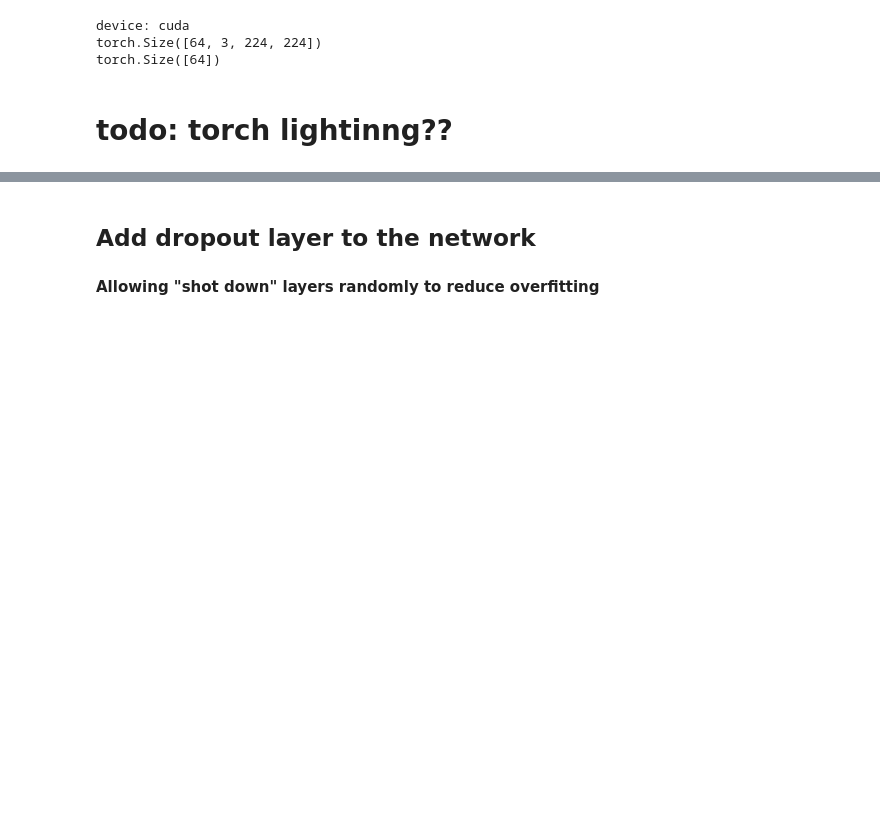
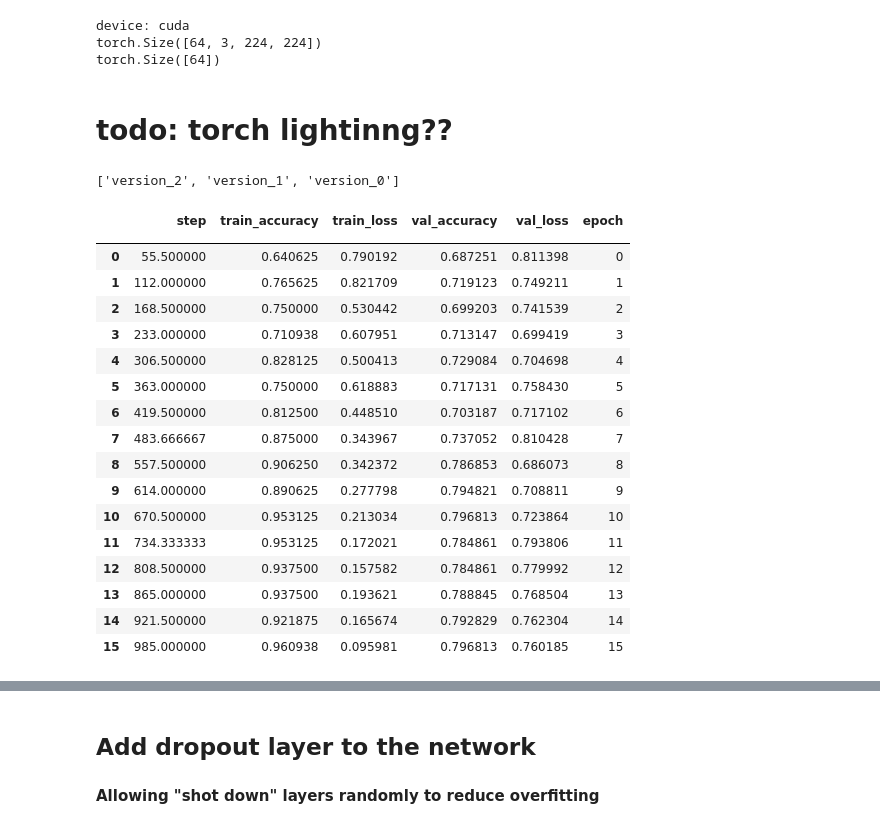
Before and after one commit to TairCohen/Computer-Vision-Project, a Jupyter notebook: skin-disease-classification.ipynb, the cells around one changed output, grey strips where cells are left out. Cells and saved outputs as stored; diff of their text form; code cells hidden in the pictures; blank space fills up the shorter version.

```diff
--- a/skin-disease-classification.ipynb
+++ b/skin-disease-classification.ipynb
@@ -222,0 +296,33 @@ torch.Size([64])
+# %%
+ os.listdir("/kaggle/working/logs/csv_logs/")
+# %% [output]
+['version_2', 'version_1', 'version_0']
+# %%
+import pandas as pd
+log_path = "logs/csv_logs/version_2/metrics.csv"
+
+log = pd.read_csv(log_path, sep=',')
+log = log.groupby('epoch').mean()  # merge the train and valid rows
+log['epoch'] = log.index  # because "Epoch" gets turned into the index
+log.index.name = ''  # to remove the name "Epoch" from the index
+df=log
+df
+# %% [output]
+|  | step | train_accuracy | train_loss | val_accuracy | val_loss | epoch |
+|  |  |  |  |  |  |  |
+| 0 | 55.500000 | 0.640625 | 0.790192 | 0.687251 | 0.811398 | 0 |
+| 1 | 112.000000 | 0.765625 | 0.821709 | 0.719123 | 0.749211 | 1 |
+| 2 | 168.500000 | 0.750000 | 0.530442 | 0.699203 | 0.741539 | 2 |
+| 3 | 233.000000 | 0.710938 | 0.607951 | 0.713147 | 0.699419 | 3 |
+| 4 | 306.500000 | 0.828125 | 0.500413 | 0.729084 | 0.704698 | 4 |
+| 5 | 363.000000 | 0.750000 | 0.618883 | 0.717131 | 0.758430 | 5 |
+| 6 | 419.500000 | 0.812500 | 0.448510 | 0.703187 | 0.717102 | 6 |
+| 7 | 483.666667 | 0.875000 | 0.343967 | 0.737052 | 0.810428 | 7 |
+| 8 | 557.500000 | 0.906250 | 0.342372 | 0.786853 | 0.686073 | 8 |
+| 9 | 614.000000 | 0.890625 | 0.277798 | 0.794821 | 0.708811 | 9 |
+| 10 | 670.500000 | 0.953125 | 0.213034 | 0.796813 | 0.723864 | 10 |
+| 11 | 734.333333 | 0.953125 | 0.172021 | 0.784861 | 0.793806 | 11 |
+| 12 | 808.500000 | 0.937500 | 0.157582 | 0.784861 | 0.779992 | 12 |
+| 13 | 865.000000 | 0.937500 | 0.193621 | 0.788845 | 0.768504 | 13 |
+| 14 | 921.500000 | 0.921875 | 0.165674 | 0.792829 | 0.762304 | 14 |
+| 15 | 985.000000 | 0.960938 | 0.095981 | 0.796813 | 0.760185 | 15 |
```
Also changed, not shown: parts of 10 cells of this notebook.
